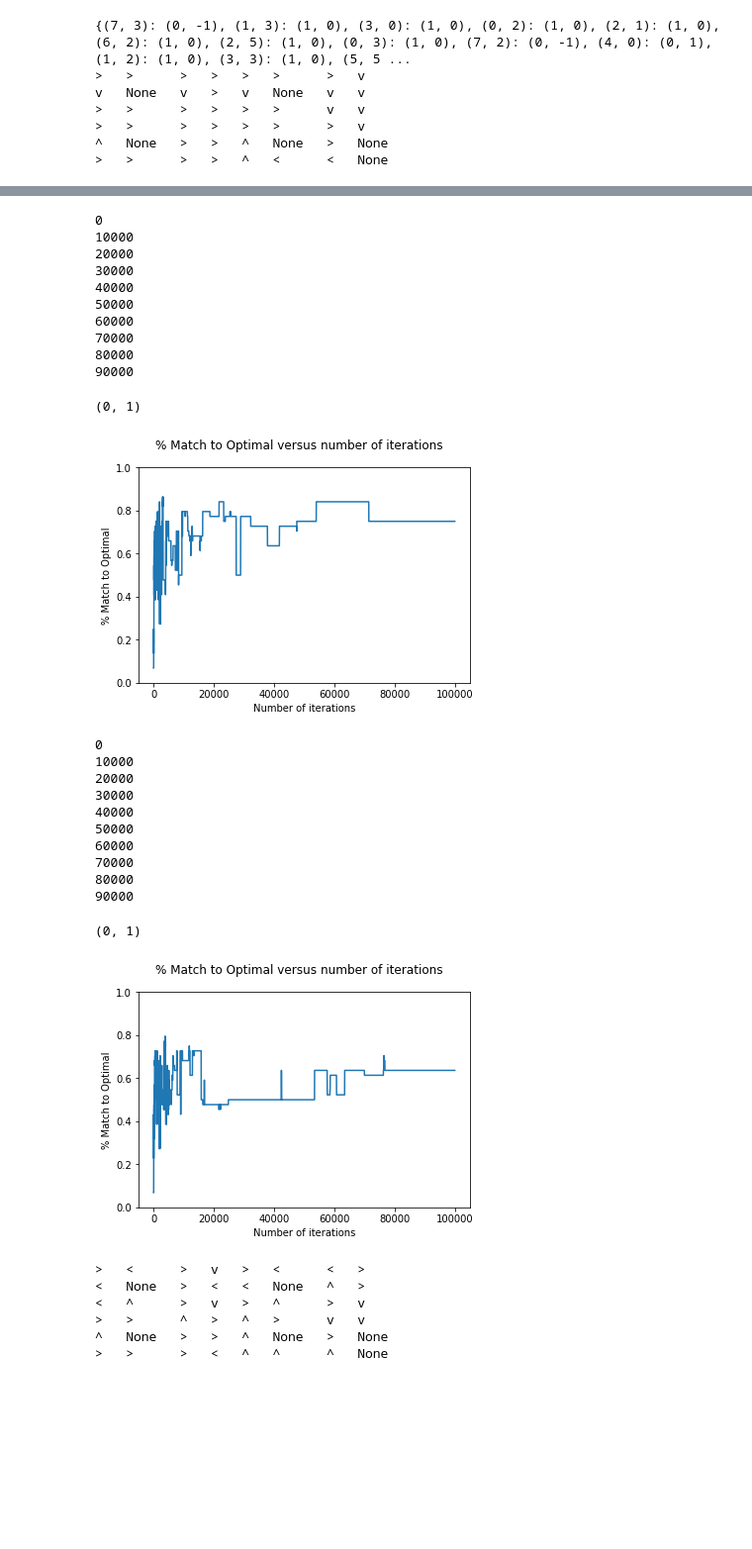
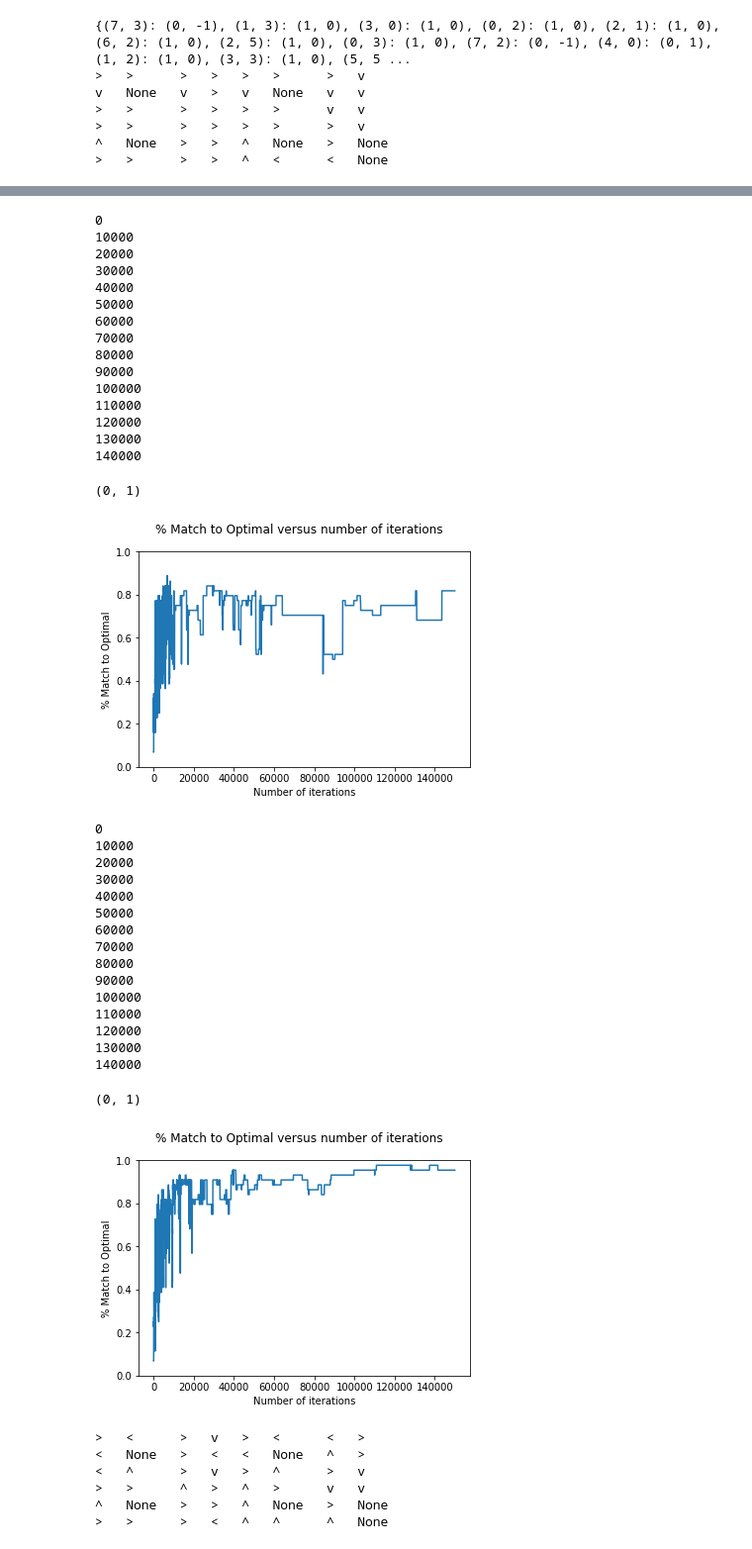
Before and after one commit to nshea3/ml_notebooks_p4, a Jupyter notebook: aimacode_rl.ipynb, the cells around one changed output, grey strips where cells are left out. Shown at 99% size. Saved outputs shown, nothing was run; the diff lists cells and outputs as text; code cells hidden in the pictures; blank space fills up the shorter version.

```diff
--- a/aimacode_rl.ipynb
+++ b/aimacode_rl.ipynb
@@ -363,9 +363,9 @@ v   None   v   >   v   None   v   v
 # %%
 match_pcts = []
 
-q_agent_l = QLearningAgent(gridmdp_large, Ne=500, Rplus=1, alpha=lambda n: 100./(99 + n))
+q_agent_l = QLearningAgent(gridmdp_large, Ne=300, Rplus=1, alpha=lambda n: 100./(99 + n))
 
-for i in range(200000):
+for i in range(150000):
     if i % 10000 == 0:
         print(i)
     run_single_trial(q_agent_l,gridmdp_large)
@@ -414,9 +409,9 @@ plt.ylim((0,1))
 # %%
 match_pcts = []
 
-q_agent_l = QLearningAgent(gridmdp_large, Ne=50, Rplus=100, alpha=lambda n: 100./(99+n))
+q_agent_l = QLearningAgent(gridmdp_large, Ne=340, Rplus=1, alpha=lambda n: 100./(99 + n))
 
-for i in range(100000):
+for i in range(150000):
     if i % 10000 == 0:
         print(i)
     run_single_trial(q_agent_l,gridmdp_large)
@@ -434,6 +429,11 @@ plt.suptitle("% Match to Optimal versus number of iterations")
 plt.ylabel("% Match to Optimal")
 plt.xlabel("Number of iterations")
 plt.ylim((0,1))
+
+#print(policy)
+#print_table(gridmdp.to_arrows(policy))
+
+#print(q_agent.Q)
 # %% [output]
 0
 10000
@@ -445,44 +445,59 @@ plt.ylim((0,1))
 70000
 80000
 90000
+100000
+110000
+120000
+130000
+140000
 (0, 1)
-[figure, old version]
+[figure, new version]
 # %%
 match_pcts = []
 
-q_agent_l = QLearningAgent(gridmdp_large, Ne=20, Rplus=1, alpha=lambda n: 100./(99+n))
+q_agent_l = QLearningAgent(gridmdp_large, Ne=360, Rplus=1, alpha=lambda n: 100./(99 + n))
 
-for i in range(100000):
+for i in range(150000):
     if i % 10000 == 0:
         print(i)
     run_single_trial(q_agent_l,gridmdp_large)
     policy = q_policy(q_agent_l, gridmdp_large)
     match_pct = strat_match_pct(optimal_policy_large, policy, gridmdp_large.states)
     match_pcts.append(match_pct)
     if match_pct == 1.0:
         break
 
 plt.plot(match_pcts)
 
 policy = q_policy(q_agent_l, gridmdp_large)
 
 plt.suptitle("% Match to Optimal versus number of iterations")
 plt.ylabel("% Match to Optimal")
 plt.xlabel("Number of iterations")
 plt.ylim((0,1))
+
+#print(policy)
+#print_table(gridmdp.to_arrows(policy))
+
+#print(q_agent.Q)
 # %% [output]
 0
 10000
 20000
 30000
 40000
 50000
 60000
 70000
 80000
 90000
+100000
+110000
+120000
+130000
+140000
 (0, 1)
-[figure, old version]
+[figure, new version]
 # %%
 print_table(gridmdp_large.to_arrows(policy))
 # %% [output]
```
Also changed, not shown: parts of 1 cell of this notebook.
